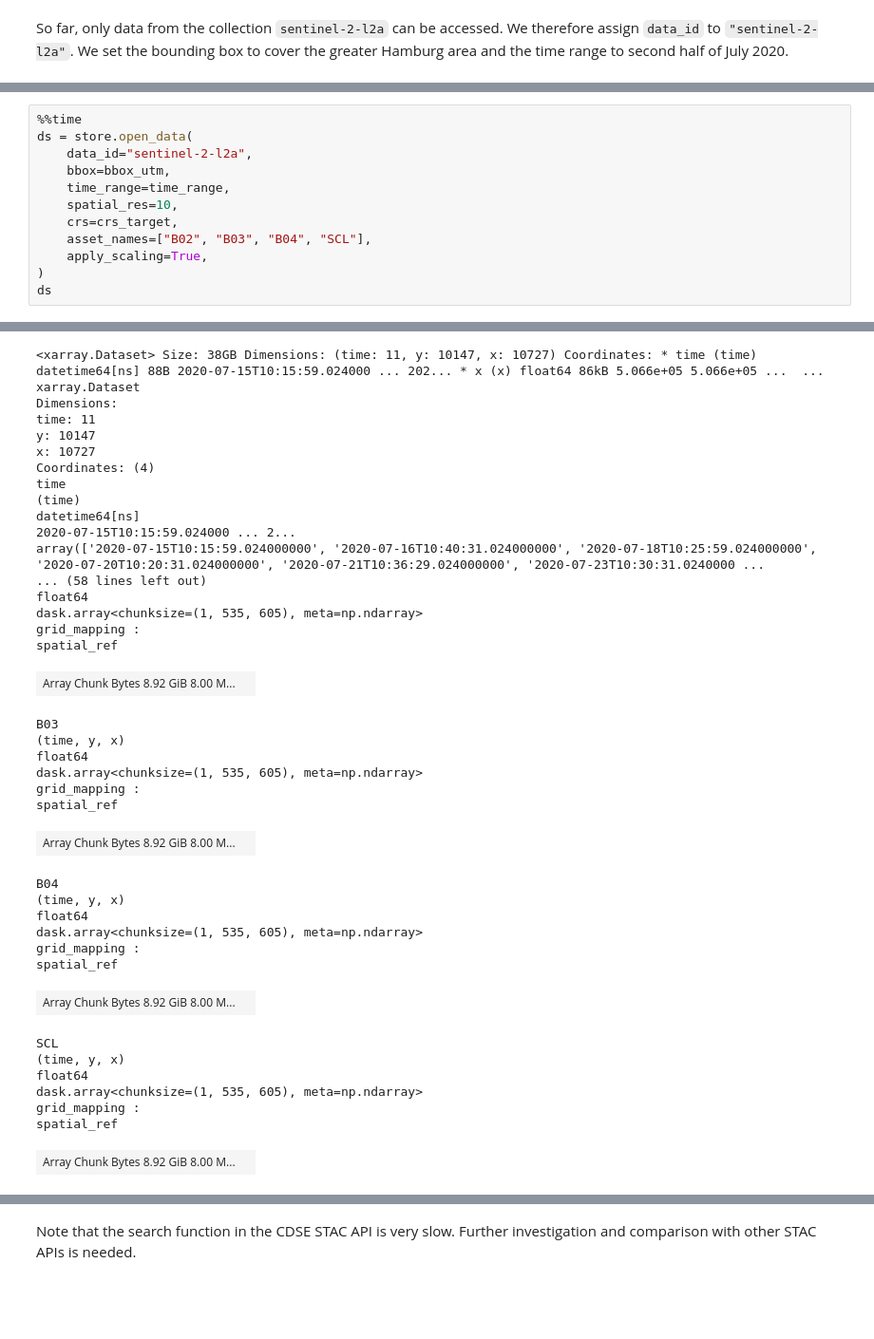
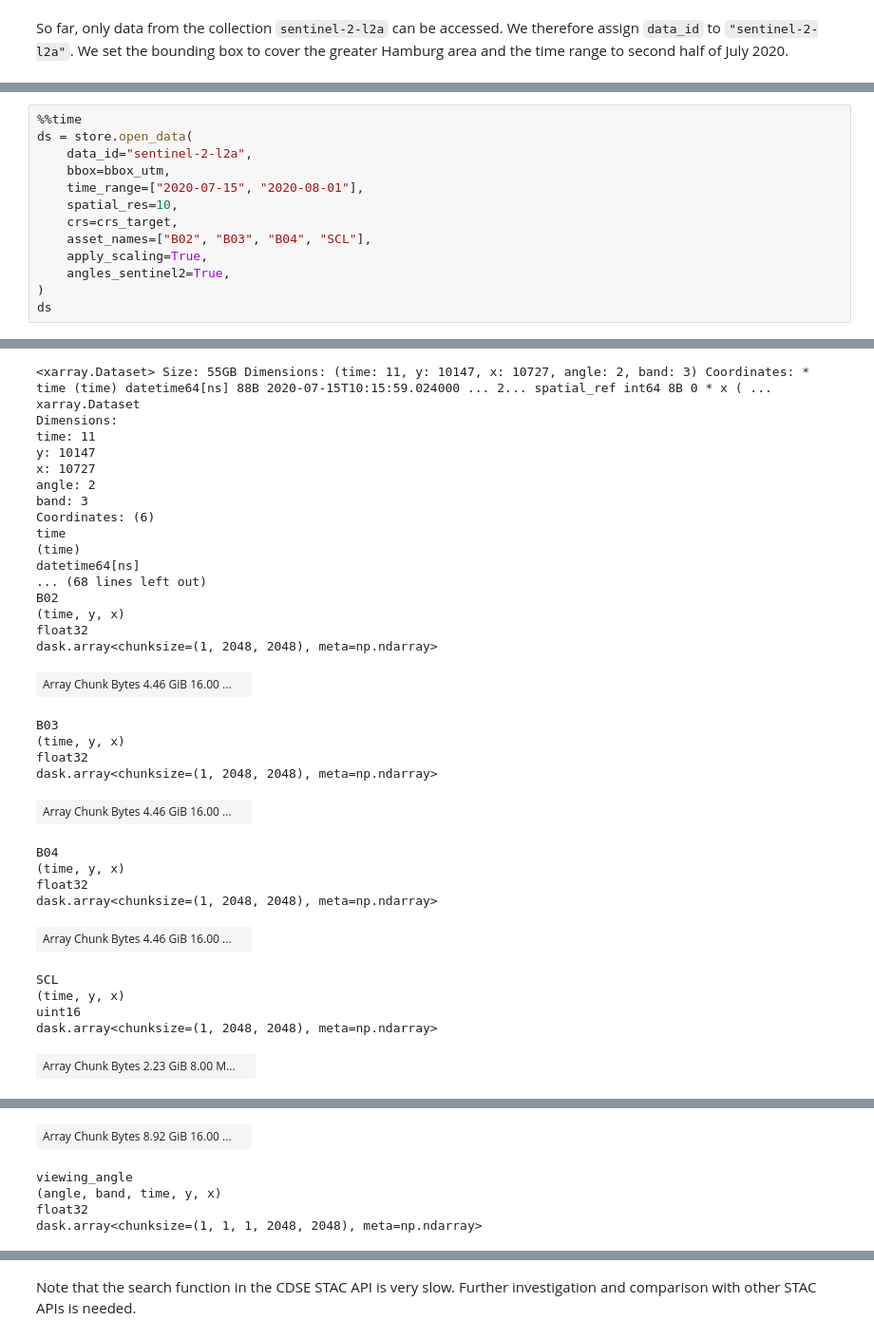
Before and after one commit to xcube-dev/xcube-stac, a Jupyter notebook: examples/notebooks/cdse_sentinel_2.ipynb, the cells around one changed output, grey strips where cells are left out. Shown at 95% size. Saved outputs shown, nothing was run; the diff lists cells and outputs as text; blank space fills up the shorter version.

```diff
--- a/examples/notebooks/cdse_sentinel_2.ipynb
+++ b/examples/notebooks/cdse_sentinel_2.ipynb
@@ -97,11 +188,12 @@ Wall time: 1.05 ms
 ds = store.open_data(
     data_id="sentinel-2-l2a",
     bbox=bbox_utm,
-    time_range=time_range,
+    time_range=["2020-07-15", "2020-08-01"],
     spatial_res=10,
     crs=crs_target,
     asset_names=["B02", "B03", "B04", "SCL"],
     apply_scaling=True,
+    angles_sentinel2=True,
 )
 ds
 # %% [output]
@@ -114,39 +202,33 @@ Wall time: 1min 24s
-<xarray.Dataset> Size: 38GB Dimensions: (time: 11, y: 10147, x: 10727) Coordinates: * time (time) datetime64[ns] 88B 2020-07-15T10:15:59.024000 ... 202... * x (x) float64 86kB 5.066e+05 5.066e+05 ...  ...
+<xarray.Dataset> Size: 55GB Dimensions: (time: 11, y: 10147, x: 10727, angle: 2, band: 3) Coordinates: * time (time) datetime64[ns] 88B 2020-07-15T10:15:59.024000 ... 2... spatial_ref int64 8B 0 * x ( ...
 xarray.Dataset
 Dimensions:
 time: 11
 y: 10147
 x: 10727
-Coordinates: (4)
+angle: 2
+band: 3
+Coordinates: (6)
 time
 (time)
 datetime64[ns]
-2020-07-15T10:15:59.024000 ... 2...
-array(['2020-07-15T10:15:59.024000000', '2020-07-16T10:40:31.024000000', '2020-07-18T10:25:59.024000000', '2020-07-20T10:20:31.024000000', '2020-07-21T10:36:29.024000000', '2020-07-23T10:30:31.0240000 ...
-... (58 lines left out)
-float64
-dask.array<chunksize=(1, 535, 605), meta=np.ndarray>
-grid_mapping :
-spatial_ref
+... (68 lines left out)
+B02
+(time, y, x)
+float32
+dask.array<chunksize=(1, 2048, 2048), meta=np.ndarray>
-| Array Chunk Bytes 8.92 GiB 8.00 M... |  |
+| Array Chunk Bytes 4.46 GiB 16.00 ... |  |
 B03
 (time, y, x)
-float64
-dask.array<chunksize=(1, 535, 605), meta=np.ndarray>
-grid_mapping :
-spatial_ref
+float32
+dask.array<chunksize=(1, 2048, 2048), meta=np.ndarray>
-| Array Chunk Bytes 8.92 GiB 8.00 M... |  |
+| Array Chunk Bytes 4.46 GiB 16.00 ... |  |
 B04
 (time, y, x)
-float64
-dask.array<chunksize=(1, 535, 605), meta=np.ndarray>
-grid_mapping :
-spatial_ref
+float32
+dask.array<chunksize=(1, 2048, 2048), meta=np.ndarray>
-| Array Chunk Bytes 8.92 GiB 8.00 M... |  |
+| Array Chunk Bytes 4.46 GiB 16.00 ... |  |
 SCL
 (time, y, x)
-float64
-dask.array<chunksize=(1, 535, 605), meta=np.ndarray>
-grid_mapping :
-spatial_ref
+uint16
+dask.array<chunksize=(1, 2048, 2048), meta=np.ndarray>
-| Array Chunk Bytes 8.92 GiB 8.00 M... |  |
+| Array Chunk Bytes 2.23 GiB 8.00 M... |  |
@@ -169,0 +239,5 @@ stac_item_ids :
+| Array Chunk Bytes 8.92 GiB 16.00 ... |  |
+viewing_angle
+(angle, band, time, y, x)
+float32
+dask.array<chunksize=(1, 1, 1, 2048, 2048), meta=np.ndarray>
```
Also changed, not shown: parts of 26 cells of this notebook, 25 other files.
